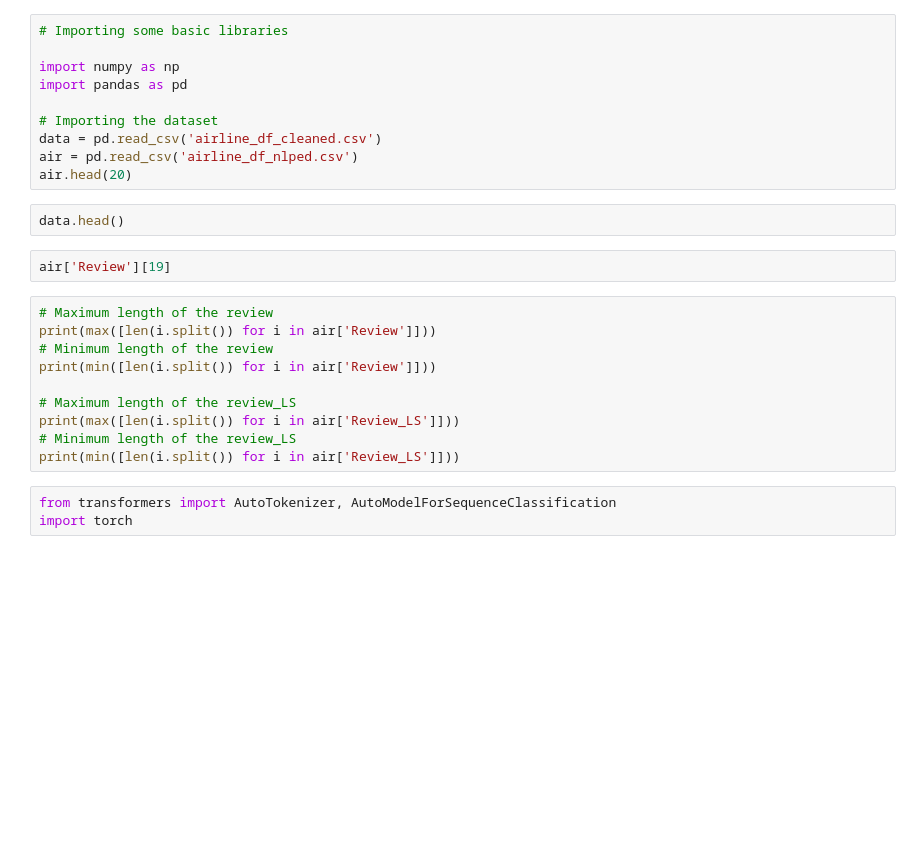
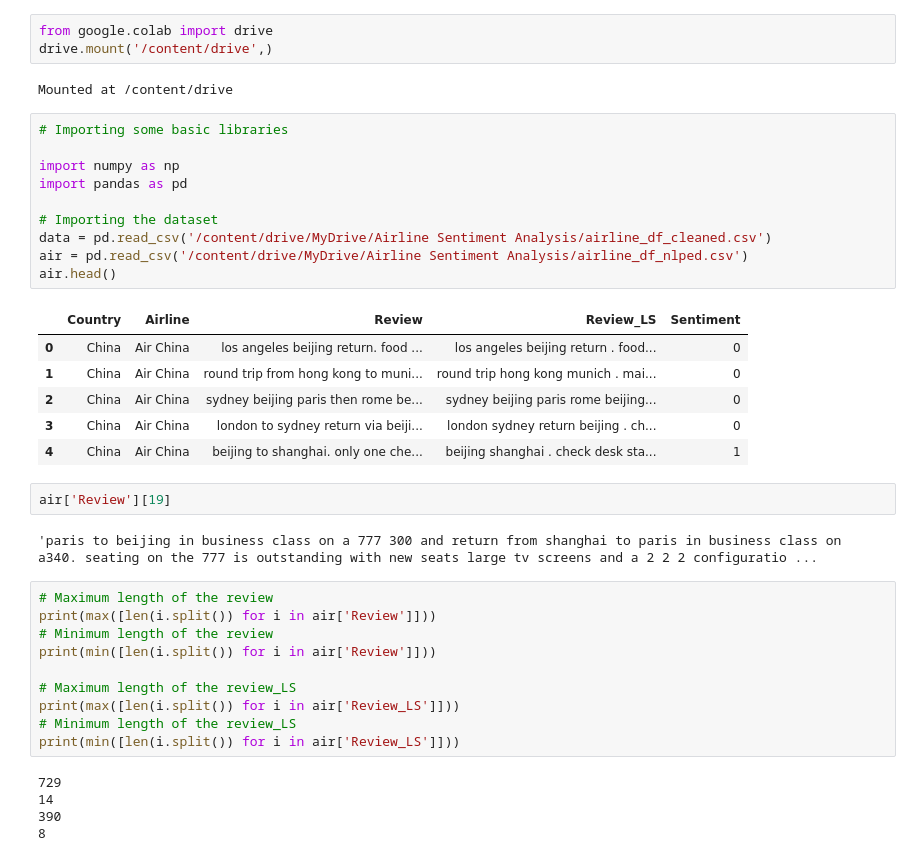
Before and after one commit to 1422-samu/Airline-Review-Sentiment-Analysis, a Jupyter notebook: SA Using Tranformers.ipynb, the cells around one changed output. Cells and saved outputs as stored; diff of their text form; blank space fills up the shorter version.

```diff
--- a/SA Using Tranformers.ipynb
+++ b/SA Using Tranformers.ipynb
@@ -1,17 +1,29 @@
+# %%
+from google.colab import drive
+drive.mount('/content/drive',)
+# %% [output]
+Mounted at /content/drive
 # %%
 # Importing some basic libraries
 
 import numpy as np
 import pandas as pd
 
 # Importing the dataset
-data = pd.read_csv('airline_df_cleaned.csv')
-air = pd.read_csv('airline_df_nlped.csv')
-air.head(20)
+data = pd.read_csv('/content/drive/MyDrive/Airline Sentiment Analysis/airline_df_cleaned.csv')
+air = pd.read_csv('/content/drive/MyDrive/Airline Sentiment Analysis/airline_df_nlped.csv')
+air.head()
+# %% [output]
+|  | Country | Airline | Review | Review_LS | Sentiment |
+| 0 | China | Air China | los angeles beijing return. food ... | los angeles beijing return . food... | 0 |
+| 1 | China | Air China | round trip from hong kong to muni... | round trip hong kong munich . mai... | 0 |
+| 2 | China | Air China | sydney beijing paris then rome be... | sydney beijing paris rome beijing... | 0 |
+| 3 | China | Air China | london to sydney return via beiji... | london sydney return beijing . ch... | 0 |
+| 4 | China | Air China | beijing to shanghai. only one che... | beijing shanghai . check desk sta... | 1 |
-# %%
-data.head()
 # %%
 air['Review'][19]
+# %% [output]
+'paris to beijing in business class on a 777 300 and return from shanghai to paris in business class on a340. seating on the 777 is outstanding with new seats large tv screens and a 2 2 2 configuratio ...
 # %%
 # Maximum length of the review
 print(max([len(i.split()) for i in air['Review']]))
@@ -22,6 +34,8 @@ print(min([len(i.split()) for i in air['Review']]))
 print(max([len(i.split()) for i in air['Review_LS']]))
 # Minimum length of the review_LS
 print(min([len(i.split()) for i in air['Review_LS']]))
+# %% [output]
+729
+14
+390
+8
-# %%
-from transformers import AutoTokenizer, AutoModelForSequenceClassification
-import torch
```
Also changed, not shown: parts of 11 cells of this notebook.
